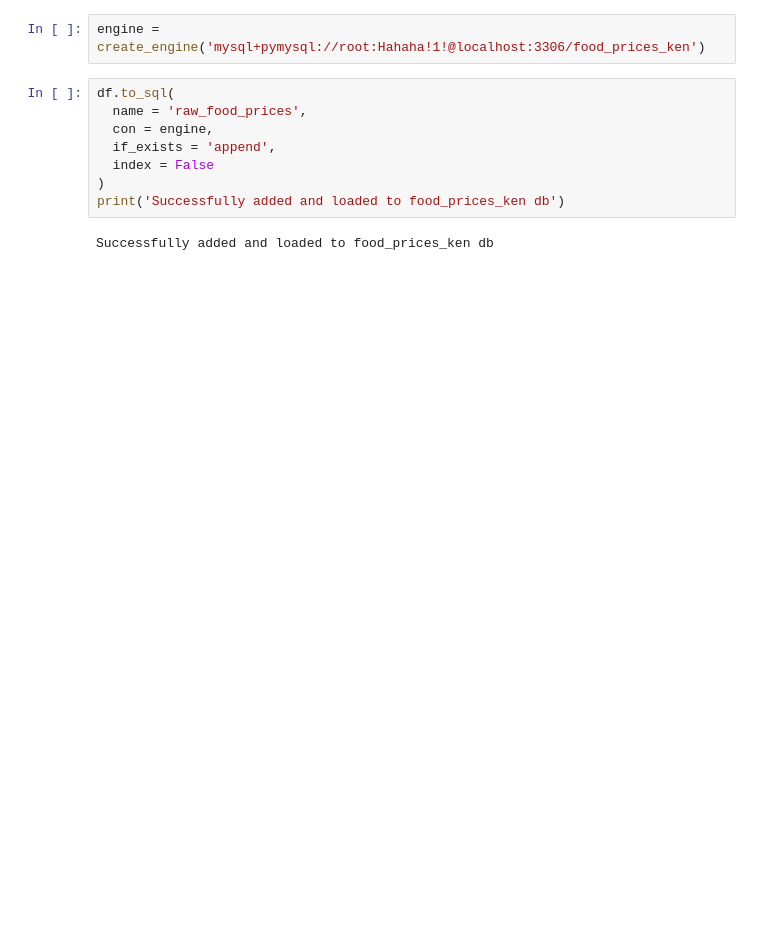
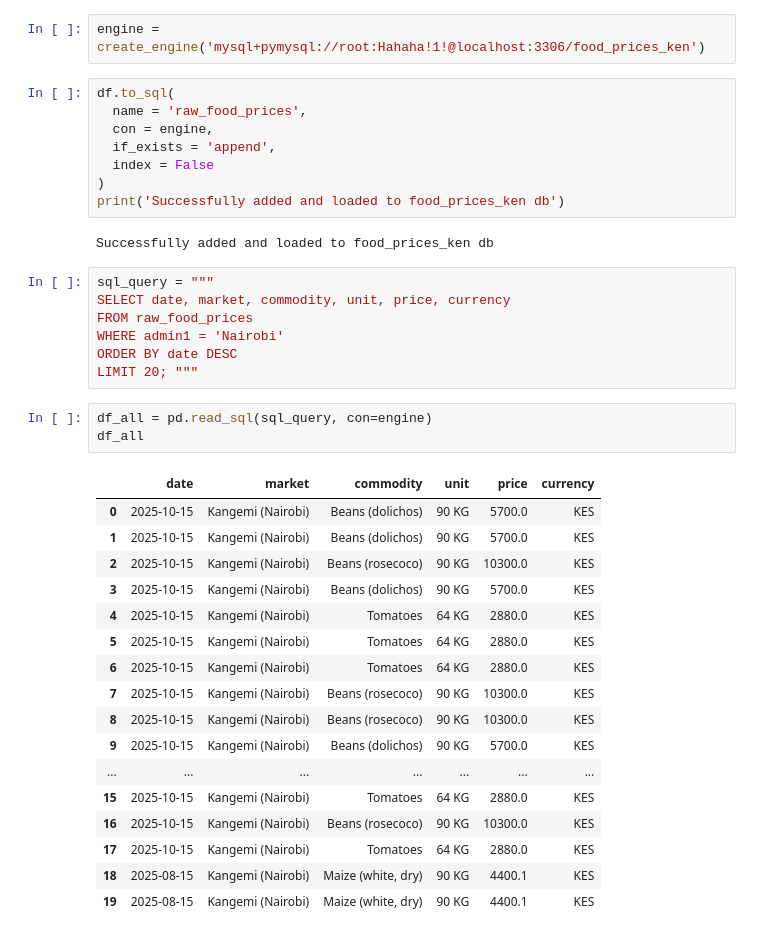
Before and after one commit to jwanzie/kenya-food-prices-etl-pipeline, a Jupyter notebook: Data_Pipeline.ipynb, the cells around one changed output. Cells and saved outputs as stored; diff of their text form; blank space fills up the shorter version.

```diff
--- a/Data_Pipeline.ipynb
+++ b/Data_Pipeline.ipynb
@@ -29,3 +56,31 @@ df.to_sql(
 print('Successfully added and loaded to food_prices_ken db')
 # %% [output]
 Successfully added and loaded to food_prices_ken db
+# %%
+sql_query = """
+SELECT date, market, commodity, unit, price, currency
+FROM raw_food_prices
+WHERE admin1 = 'Nairobi'
+ORDER BY date DESC
+LIMIT 20; """
+# %%
+df_all = pd.read_sql(sql_query, con=engine)
+df_all
+# %% [output]
+|  | date | market | commodity | unit | price | currency |
+| 0 | 2025-10-15 | Kangemi (Nairobi) | Beans (dolichos) | 90 KG | 5700.0 | KES |
+| 1 | 2025-10-15 | Kangemi (Nairobi) | Beans (dolichos) | 90 KG | 5700.0 | KES |
+| 2 | 2025-10-15 | Kangemi (Nairobi) | Beans (rosecoco) | 90 KG | 10300.0 | KES |
+| 3 | 2025-10-15 | Kangemi (Nairobi) | Beans (dolichos) | 90 KG | 5700.0 | KES |
+| 4 | 2025-10-15 | Kangemi (Nairobi) | Tomatoes | 64 KG | 2880.0 | KES |
+| 5 | 2025-10-15 | Kangemi (Nairobi) | Tomatoes | 64 KG | 2880.0 | KES |
+| 6 | 2025-10-15 | Kangemi (Nairobi) | Tomatoes | 64 KG | 2880.0 | KES |
+| 7 | 2025-10-15 | Kangemi (Nairobi) | Beans (rosecoco) | 90 KG | 10300.0 | KES |
+| 8 | 2025-10-15 | Kangemi (Nairobi) | Beans (rosecoco) | 90 KG | 10300.0 | KES |
+| 9 | 2025-10-15 | Kangemi (Nairobi) | Beans (dolichos) | 90 KG | 5700.0 | KES |
+| ... | ... | ... | ... | ... | ... | ... |
+| 15 | 2025-10-15 | Kangemi (Nairobi) | Tomatoes | 64 KG | 2880.0 | KES |
+| 16 | 2025-10-15 | Kangemi (Nairobi) | Beans (rosecoco) | 90 KG | 10300.0 | KES |
+| 17 | 2025-10-15 | Kangemi (Nairobi) | Tomatoes | 64 KG | 2880.0 | KES |
+| 18 | 2025-08-15 | Kangemi (Nairobi) | Maize (white, dry) | 90 KG | 4400.1 | KES |
+| 19 | 2025-08-15 | Kangemi (Nairobi) | Maize (white, dry) | 90 KG | 4400.1 | KES |
```
Also changed, not shown: parts of 13 cells of this notebook.
